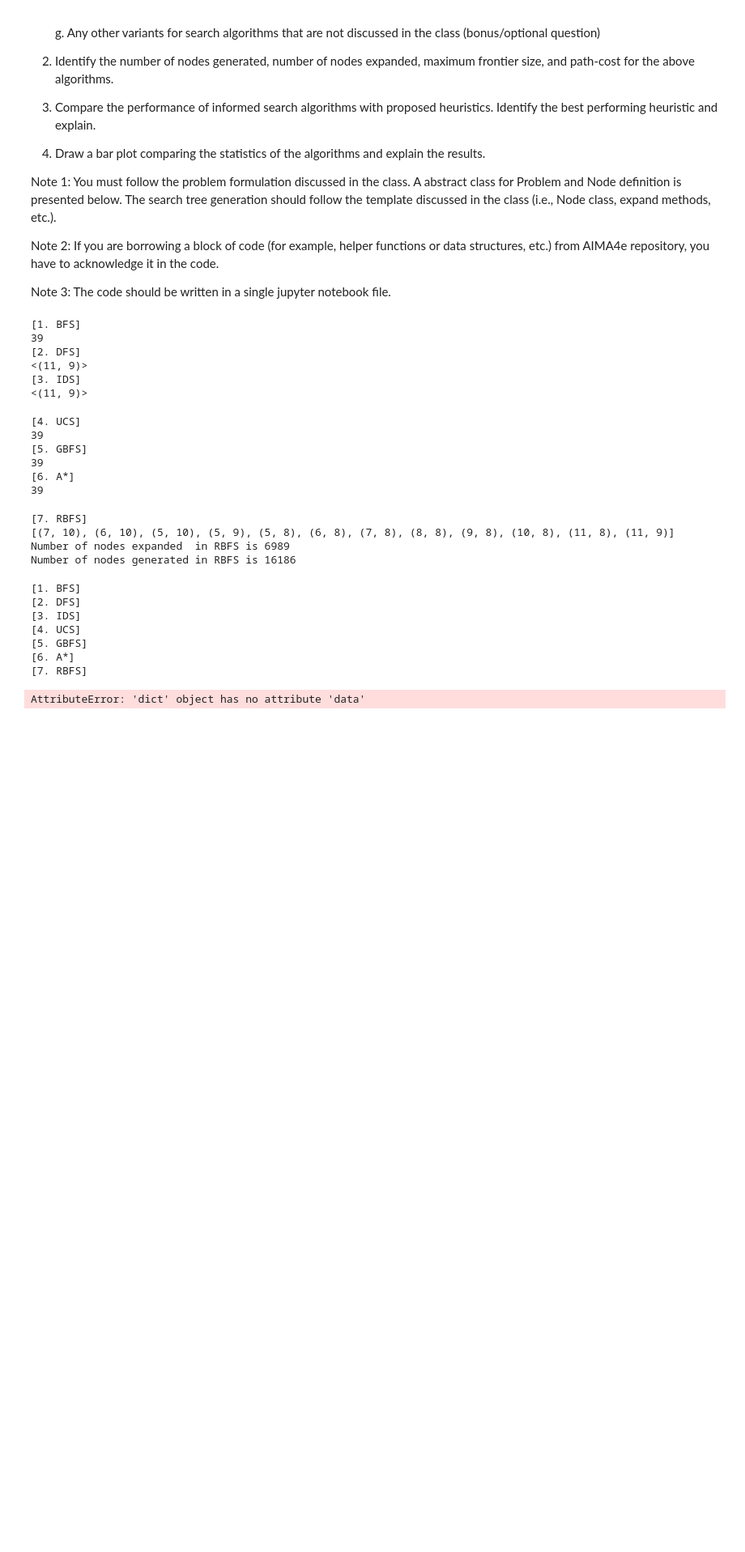
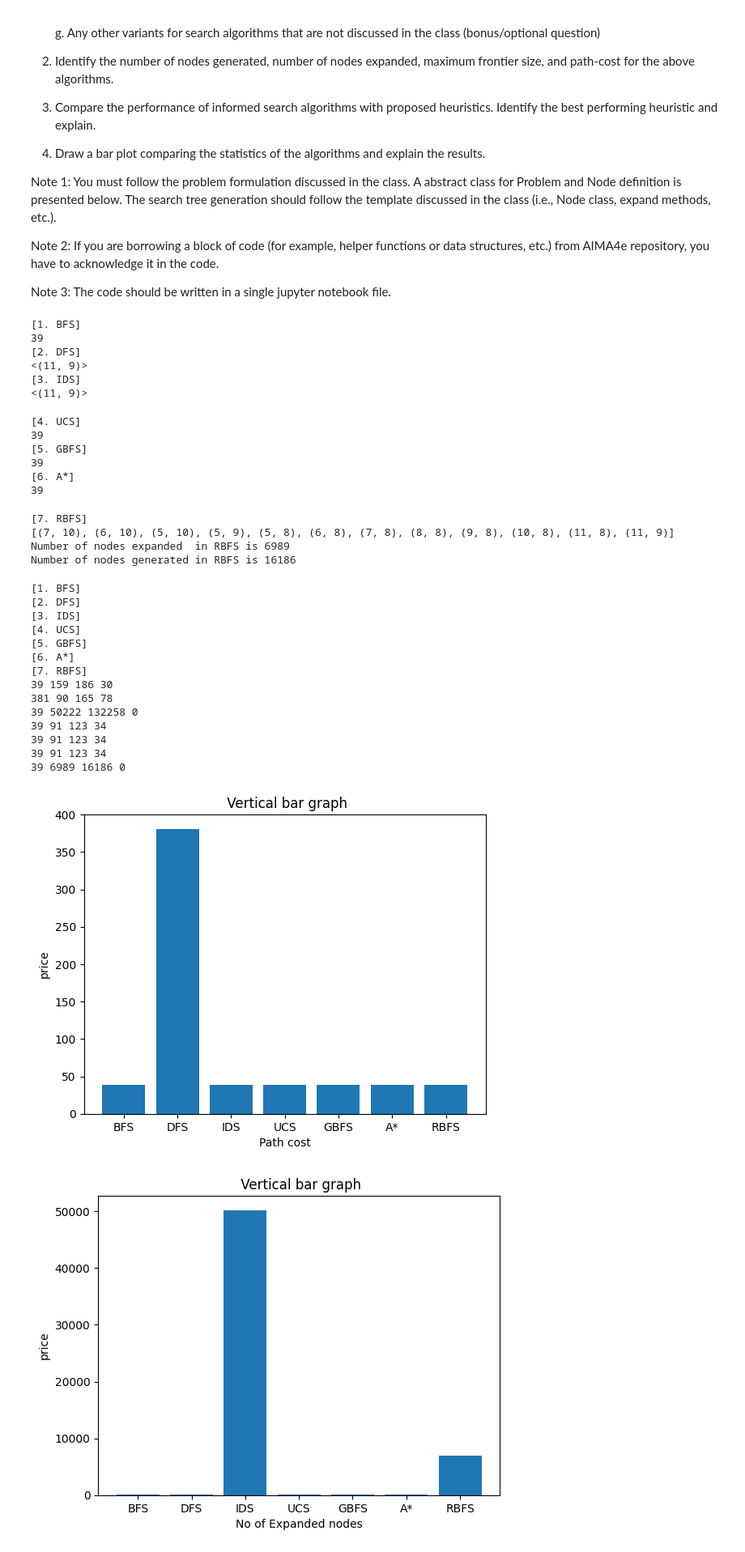
Before and after one commit to Hanjianlee/IT5005, a Jupyter notebook: assignment1/Assignment 1 Q1-1.ipynb, the cells around one changed output. Shown at 81% size. Cells and saved outputs as stored; diff of their text form; code cells hidden in the pictures; blank space fills up the shorter version.

Commit message:
add graphs

```diff
--- a/assignment1/Assignment 1 Q1-1.ipynb
+++ b/assignment1/Assignment 1 Q1-1.ipynb
@@ -465,33 +465,41 @@ def compare_search(
     for problem in problems:
         path_cost_array["data"].append(problem.total_path_cost)
         expanded_nodes_array["data"].append(len(problem.expanded_nodes))
         generated_nodes_array["data"].append(len(problem.generated_nodes))
         max_frontier_size_array["data"].append(problem.max_frontier_size)
         print(problem.total_path_cost, len(problem.expanded_nodes), len(problem.generated_nodes), problem.max_frontier_size)
 
     for item in [path_cost_array,expanded_nodes_array,generated_nodes_array,max_frontier_size_array]:
         x=['BFS', 'DFS', 'IDS', 'UCS', 'GBFS','A*','RBFS']
 
         # giving the values against
         # each value at x axis
-        y=item.data
+        y=item["data"]
         plt.bar(x, y)
 
         # setting x-label as pen sold
-        plt.xlabel(item.title)
+        plt.xlabel(item["title"])
 
         # setting y_label as price
         plt.ylabel("price")
         plt.title(" Vertical bar graph")
         plt.show()
 
 compare_search(Maze)
 # %% [output]
 [1. BFS]
 [2. DFS]
 [3. IDS]
 [4. UCS]
 [5. GBFS]
 [6. A*]
 [7. RBFS]
+39 159 186 30
+381 90 165 78
+39 50222 132258 0
+39 91 123 34
+39 91 123 34
+39 91 123 34
+39 6989 16186 0
-AttributeError: 'dict' object has no attribute 'data'
+[figure, added]
+[figure, added]
```
Also changed, not shown: parts of 1 cell of this notebook.
